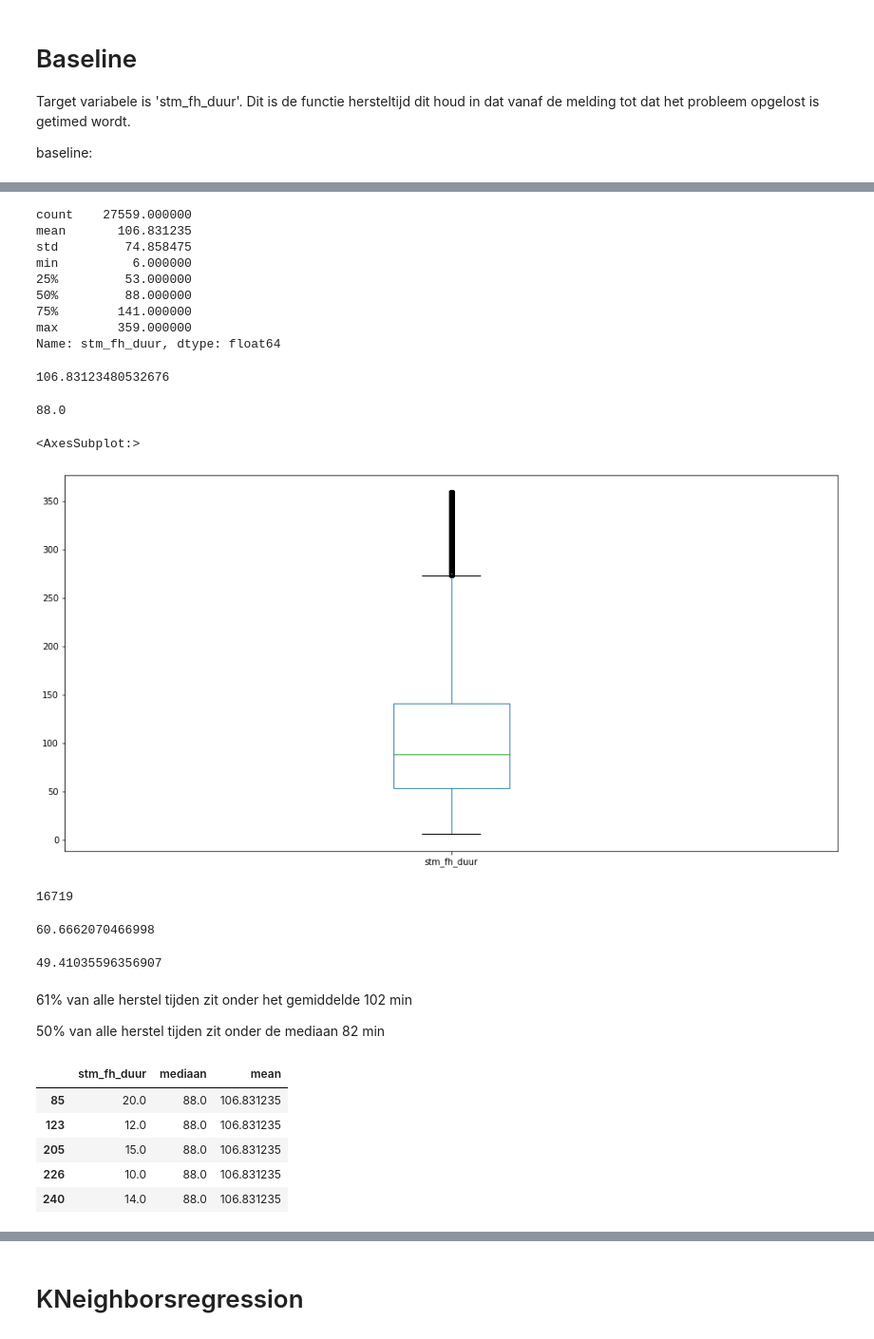
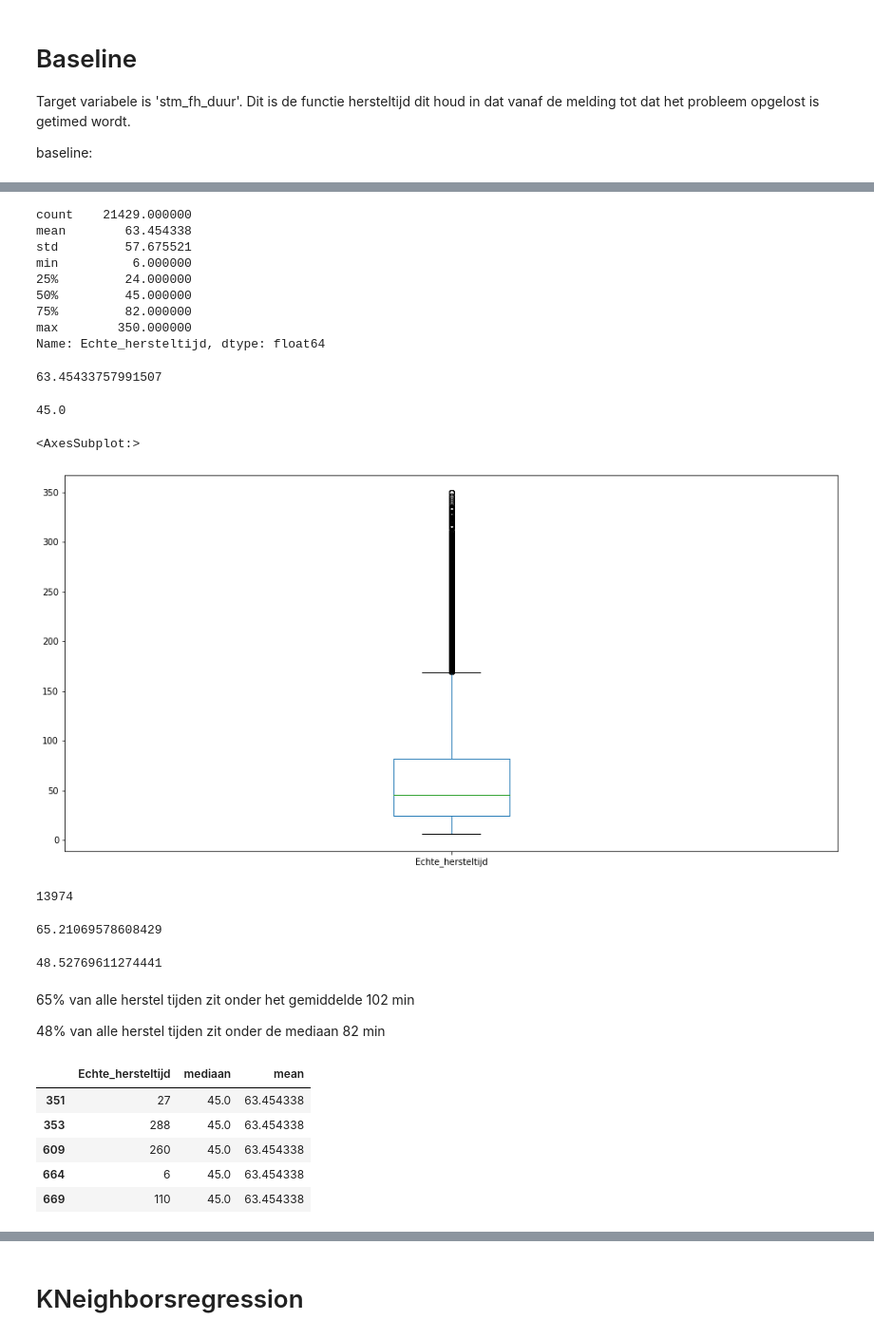
Before and after one commit to frankspak/DDB-groep11, a Jupyter notebook: Project-DDB.ipynb, the cells around one changed output, grey strips where cells are left out. Shown: that part at 95% size. Cells and saved outputs as stored; diff of their text form; code cells hidden in the pictures.

```diff
--- a/Project-DDB.ipynb
+++ b/Project-DDB.ipynb
@@ -194,3 +187,11 @@ Length: 27559, dtype: int64
+# %%
+Echte_herstel_tijd = df_filtered['Minuut_van_dag_hersteld'] - df_filtered['Minuut_van_dag_herstel']
+df_filtered.insert(6, 'Echte_hersteltijd', Echte_herstel_tijd)
+# berekent het verschil tussen de minuten van de dag (dus het berekent eigenlijk de reparatie tijd,
+# van aankomst aannemer tot gefixt)
+# %%
+# hoger dan 5 minuten,als het onder de 5 minuten zit is er een goede kans dat het een fout was.
+df_filtered = (df_filtered.loc[(df_filtered['Echte_hersteltijd'] > 5) & (df_filtered['Echte_hersteltijd'] < 360)])
 # %% [markdown]
 # Baseline
 Target variabele is 'stm_fh_duur'. Dit is de functie hersteltijd dit houd in dat vanaf de melding tot dat het probleem opgelost is getimed wordt.
@@ -198,6 +199,7 @@ Target variabele is 'stm_fh_duur'. Dit is de functie hersteltijd dit houd in dat
 baseline:
 # %%
 # De target variabele filteren tussen de 0 min en 360 min. Prodcut ower gaf dit als grens aan.
-data_fht = df_filtered['stm_fh_duur'].loc[(df_filtered['stm_fh_duur'] > 0) & (df_filtered['stm_fh_duur'] < 360)]
+#data_fht = df_filtered['stm_fh_duur'].loc[(df_filtered['stm_fh_duur'] > 0) & (df_filtered['stm_fh_duur'] < 360)]
+data_fht = df_filtered['Echte_hersteltijd'].loc[(df_filtered['Echte_hersteltijd'] > 0) & (df_filtered['Echte_hersteltijd'] < 360)]
 data_fht
 # %% [output]
@@ -216,55 +218,57 @@ Name: stm_fh_duur, Length: 27559, dtype: float64
 # %%
 data_fht.describe()
 # %% [output]
-count    27559.000000
-mean       106.831235
-std         74.858475
+count    21429.000000
+mean        63.454338
+std         57.675521
 min          6.000000
-25%         53.000000
-50%         88.000000
-75%        141.000000
-max        359.000000
-Name: stm_fh_duur, dtype: float64
+25%         24.000000
+50%         45.000000
+75%         82.000000
+max        350.000000
+Name: Echte_hersteltijd, dtype: float64
 # %%
 data_fht.mean()
 # %% [output]
-106.83123480532676
+63.45433757991507
 # %%
 data_fht.median()
 # %% [output]
-88.0
+45.0
 # %%
 data_fht.plot.box(figsize=(16,8))
 # %% [output]
 <AxesSubplot:>
-[figure, old version]
+[figure, new version]
 # %%
 len(data_fht[data_fht < data_fht.mean()])
 # %% [output]
-16719
+13974
 # %%
 len(data_fht[data_fht < data_fht.mean()])/len(data_fht)*100
 # %% [output]
-60.6662070466998
+65.21069578608429
 # %%
 len(data_fht[data_fht < data_fht.median()])/len(data_fht)*100
 # %% [output]
-49.41035596356907
+48.52769611274441
 # %% [markdown]
-61% van alle herstel tijden zit onder het gemiddelde 102 min
+65% van alle herstel tijden zit onder het gemiddelde 102 min
 
-50% van alle herstel tijden zit onder de mediaan 82 min
+48% van alle herstel tijden zit onder de mediaan 82 min
 # %%
 data_fht = data_fht.to_frame()
-data_fht['mediaan'] = data_fht['stm_fh_duur'].median()
-data_fht['mean'] = data_fht['stm_fh_duur'].mean()
+#data_fht['mediaan'] = data_fht['stm_fh_duur'].median()
+data_fht['mediaan'] = data_fht['Echte_hersteltijd'].median()
+#data_fht['mean'] = data_fht['stm_fh_duur'].mean()
+data_fht['mean'] = data_fht['Echte_hersteltijd'].mean()
 data_fht.head()
 # %% [output]
-|  | stm_fh_duur | mediaan | mean |
-| 85 | 20.0 | 88.0 | 106.831235 |
-| 123 | 12.0 | 88.0 | 106.831235 |
-| 205 | 15.0 | 88.0 | 106.831235 |
-| 226 | 10.0 | 88.0 | 106.831235 |
-| 240 | 14.0 | 88.0 | 106.831235 |
+|  | Echte_hersteltijd | mediaan | mean |
+| 351 | 27 | 45.0 | 63.454338 |
+| 353 | 288 | 45.0 | 63.454338 |
+| 609 | 260 | 45.0 | 63.454338 |
+| 664 | 6 | 45.0 | 63.454338 |
+| 669 | 110 | 45.0 | 63.454338 |
 # %%
 # de score bepalen aan de hand van de RSME
```
Also changed, not shown: parts of 30 cells of this notebook.
